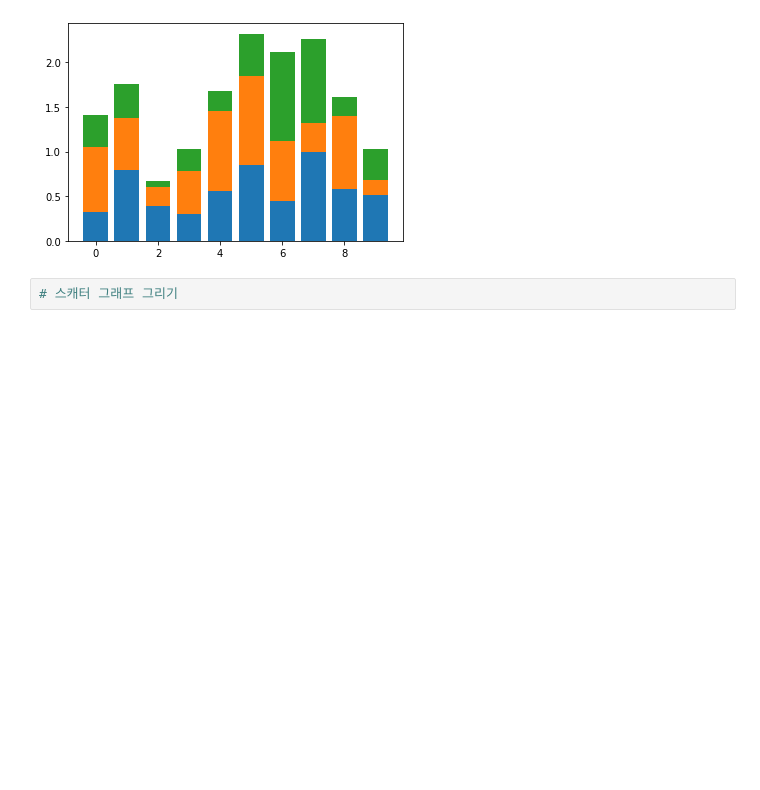
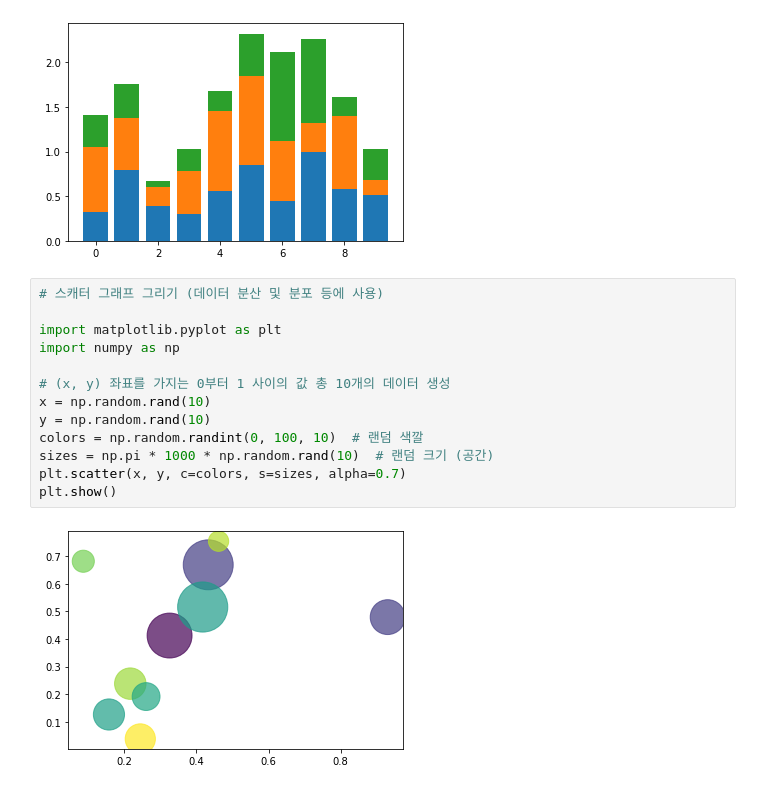
Before and after one commit to H43RO/DataAnalysis_Practice, a Jupyter notebook: Matplotlib/2.Useful.ipynb, the cells around one changed output. Saved outputs shown, nothing was run; the diff lists cells and outputs as text; blank space fills up the shorter version.

Commit message:
Matplotlib Useful

```diff
--- a/Matplotlib/2.Useful.ipynb
+++ b/Matplotlib/2.Useful.ipynb
@@ -50,5 +50,18 @@ for i in range(0, 3):  # 누적 막대의 종류 3회 만큼 (돌아가면서)
 plt.show()
 # %% [output]
 [figure]
-# %%
-# 스캐터 그래프 그리기
+# %%
+# 스캐터 그래프 그리기 (데이터 분산 및 분포 등에 사용)
+
+import matplotlib.pyplot as plt
+import numpy as np
+
+# (x, y) 좌표를 가지는 0부터 1 사이의 값 총 10개의 데이터 생성
+x = np.random.rand(10)
+y = np.random.rand(10)
+colors = np.random.randint(0, 100, 10)  # 랜덤 색깔
+sizes = np.pi * 1000 * np.random.rand(10)  # 랜덤 크기 (공간)
+plt.scatter(x, y, c=colors, s=sizes, alpha=0.7)
+plt.show()
+# %% [output]
+[figure, added]
```
